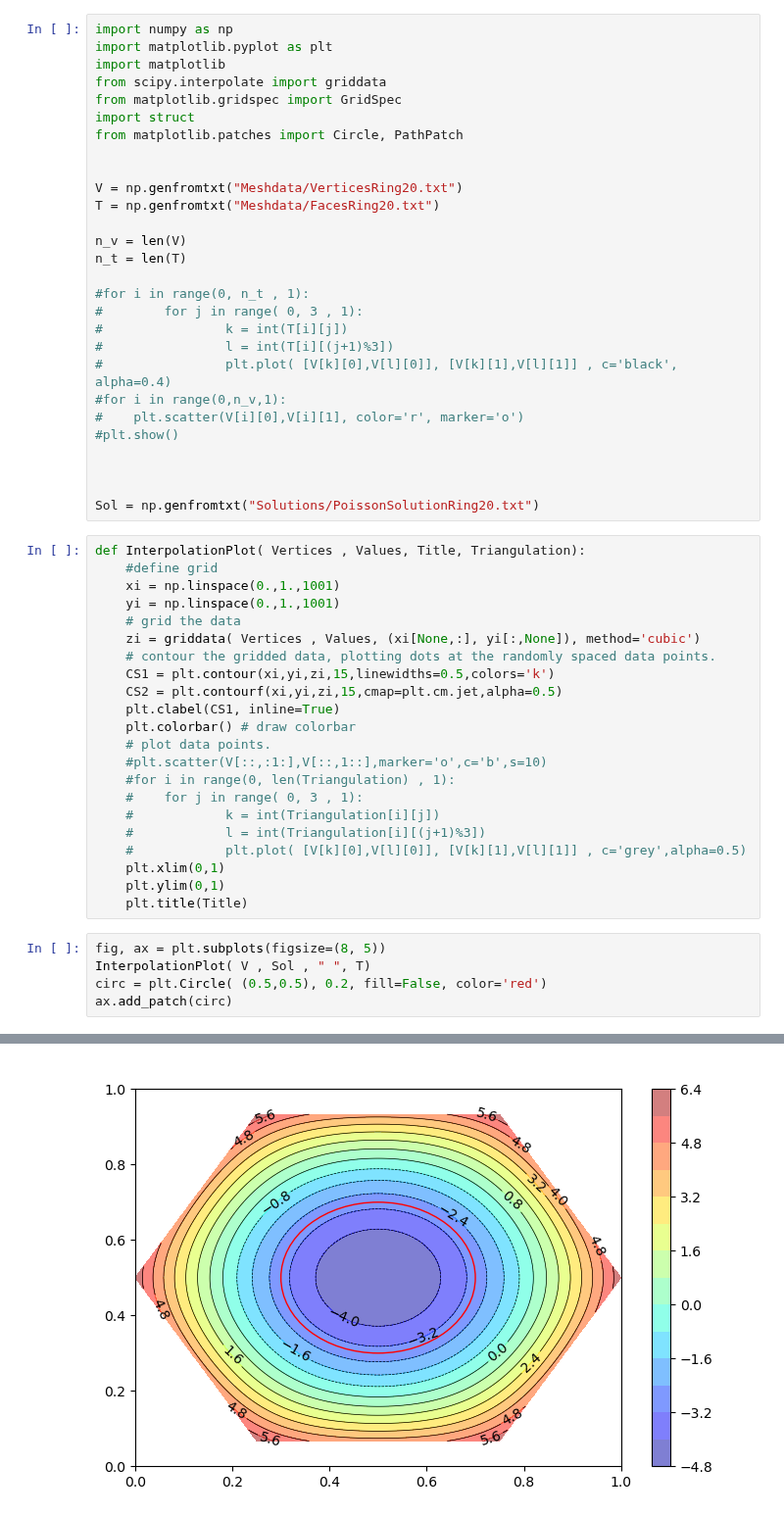
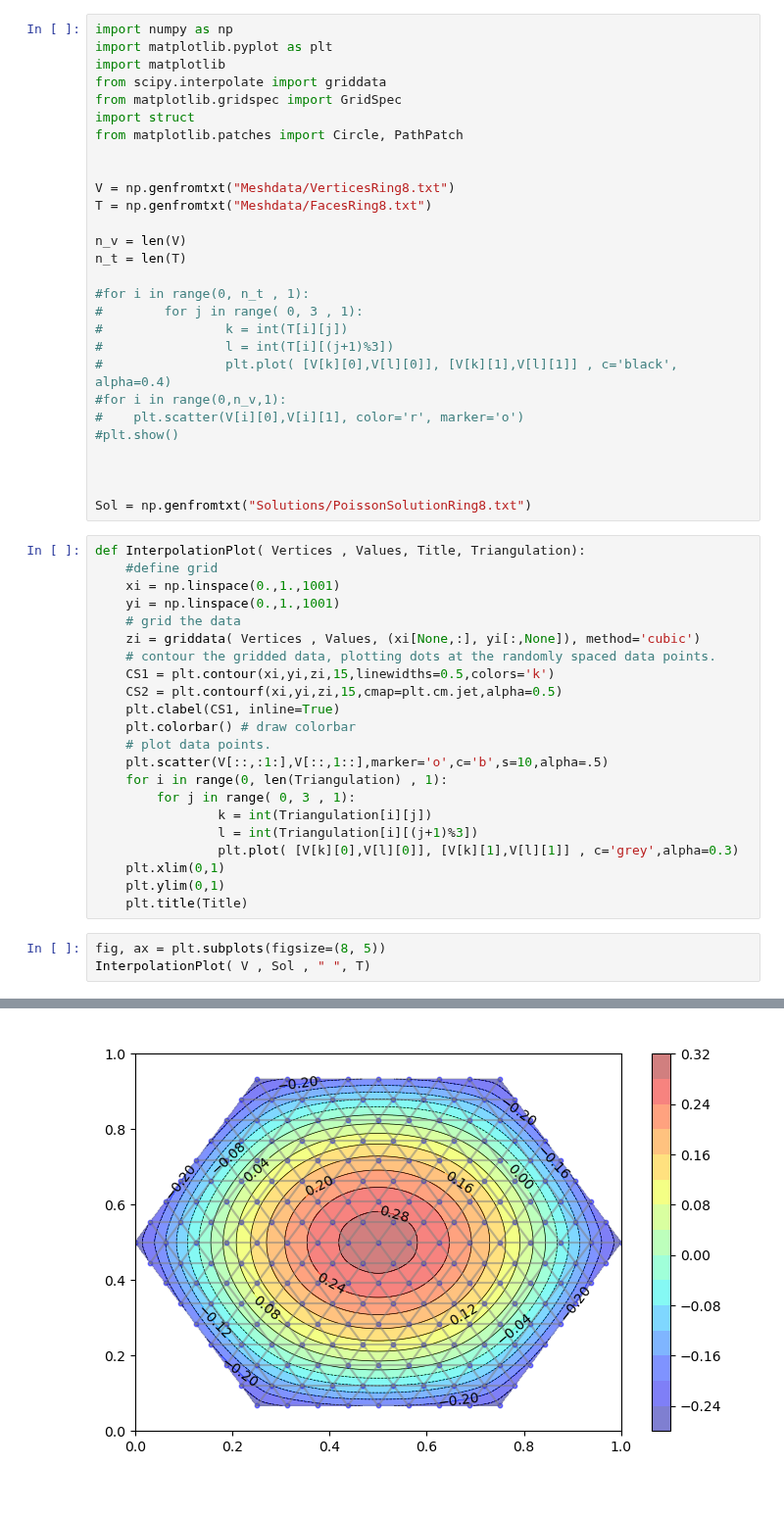
Before and after one commit to JaNiebu/BT_DECinPhysics, a Jupyter notebook: plot.ipynb, the cells around one changed output, grey strips where cells are left out. Shown at 98% size. Cells and saved outputs as stored; diff of their text form.

```diff
--- a/plot.ipynb
+++ b/plot.ipynb
@@ -8,8 +8,8 @@ import struct
 from matplotlib.patches import Circle, PathPatch
 
 
-V = np.genfromtxt("Meshdata/VerticesRing20.txt")
-T = np.genfromtxt("Meshdata/FacesRing20.txt")
+V = np.genfromtxt("Meshdata/VerticesRing8.txt")
+T = np.genfromtxt("Meshdata/FacesRing8.txt")
 
 n_v = len(V)
 n_t = len(T)
@@ -25,7 +25,7 @@ n_t = len(T)
 
 
 
-Sol = np.genfromtxt("Solutions/PoissonSolutionRing20.txt")
+Sol = np.genfromtxt("Solutions/PoissonSolutionRing8.txt")
 # %%
 def InterpolationPlot( Vertices , Values, Title, Triangulation):
     #define grid
@@ -39,18 +39,16 @@ def InterpolationPlot( Vertices , Values, Title, Triangulation):
     plt.clabel(CS1, inline=True)
     plt.colorbar() # draw colorbar
     # plot data points.
-    #plt.scatter(V[::,:1:],V[::,1::],marker='o',c='b',s=10)
-    #for i in range(0, len(Triangulation) , 1):
-    #    for j in range( 0, 3 , 1):
-    #            k = int(Triangulation[i][j])
-    #            l = int(Triangulation[i][(j+1)%3])
-    #            plt.plot( [V[k][0],V[l][0]], [V[k][1],V[l][1]] , c='grey',alpha=0.5)
+    plt.scatter(V[::,:1:],V[::,1::],marker='o',c='b',s=10,alpha=.5)
+    for i in range(0, len(Triangulation) , 1):
+        for j in range( 0, 3 , 1):
+                k = int(Triangulation[i][j])
+                l = int(Triangulation[i][(j+1)%3])
+                plt.plot( [V[k][0],V[l][0]], [V[k][1],V[l][1]] , c='grey',alpha=0.3)
     plt.xlim(0,1)
     plt.ylim(0,1)
     plt.title(Title)
 # %%
 fig, ax = plt.subplots(figsize=(8, 5))
 InterpolationPlot( V , Sol , " ", T)
-circ = plt.Circle( (0.5,0.5), 0.2, fill=False, color='red')
-ax.add_patch(circ)
 # %% [output]
@@ -58 +55 @@ ax.add_patch(circ)
-[figure, old version]
+[figure, new version]
```
Also changed, not shown: parts of 2 cells of this notebook, 2 other files.
